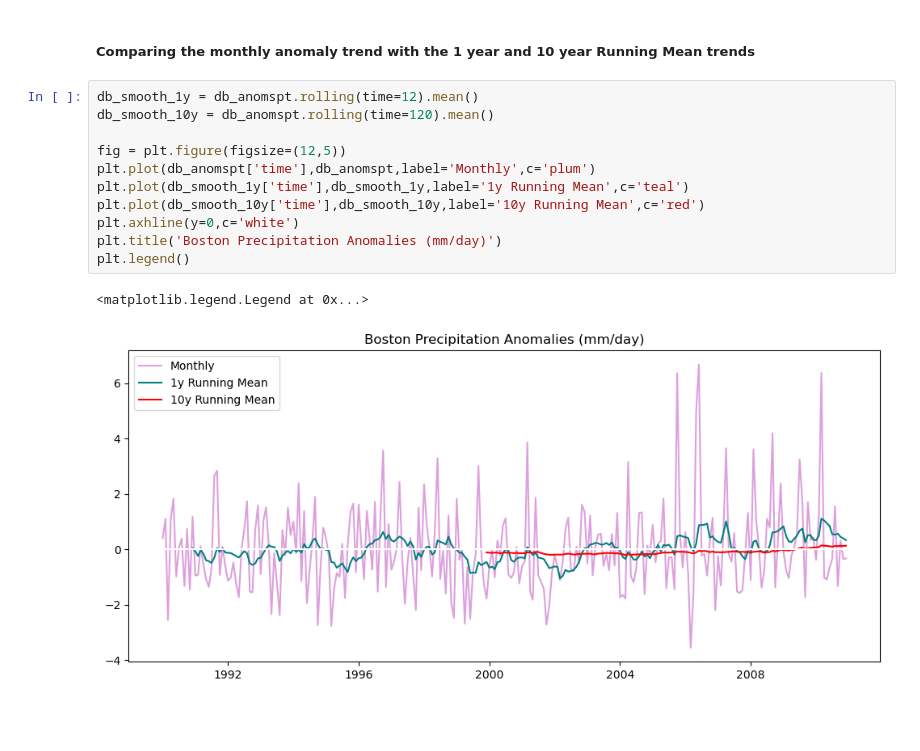
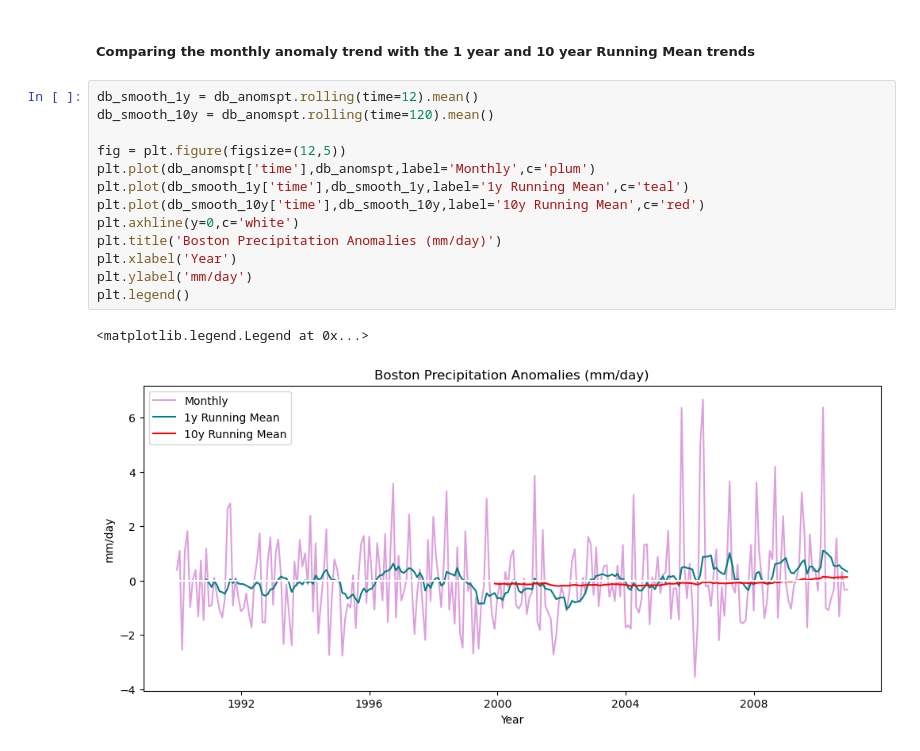
Before and after one commit to JStiles9552/CLIM_680_Project, a Jupyter notebook: Anomalies.ipynb, the cells around one changed output. Cells and saved outputs as stored; diff of their text form; blank space fills up the shorter version.

```diff
--- a/Anomalies.ipynb
+++ b/Anomalies.ipynb
@@ -219,14 +223,16 @@ Text(0, 0.5, 'mm/day')
 # %%
 db_smooth_1y = db_anomspt.rolling(time=12).mean()
 db_smooth_10y = db_anomspt.rolling(time=120).mean()
 
 fig = plt.figure(figsize=(12,5))
 plt.plot(db_anomspt['time'],db_anomspt,label='Monthly',c='plum')
 plt.plot(db_smooth_1y['time'],db_smooth_1y,label='1y Running Mean',c='teal')
 plt.plot(db_smooth_10y['time'],db_smooth_10y,label='10y Running Mean',c='red')
 plt.axhline(y=0,c='white')
 plt.title('Boston Precipitation Anomalies (mm/day)')
+plt.xlabel('Year')
+plt.ylabel('mm/day')
 plt.legend()
 # %% [output]
 <matplotlib.legend.Legend at 0x...>
-[figure, old version]
+[figure, new version]
```
Also changed, not shown: parts of 3 cells of this notebook.
